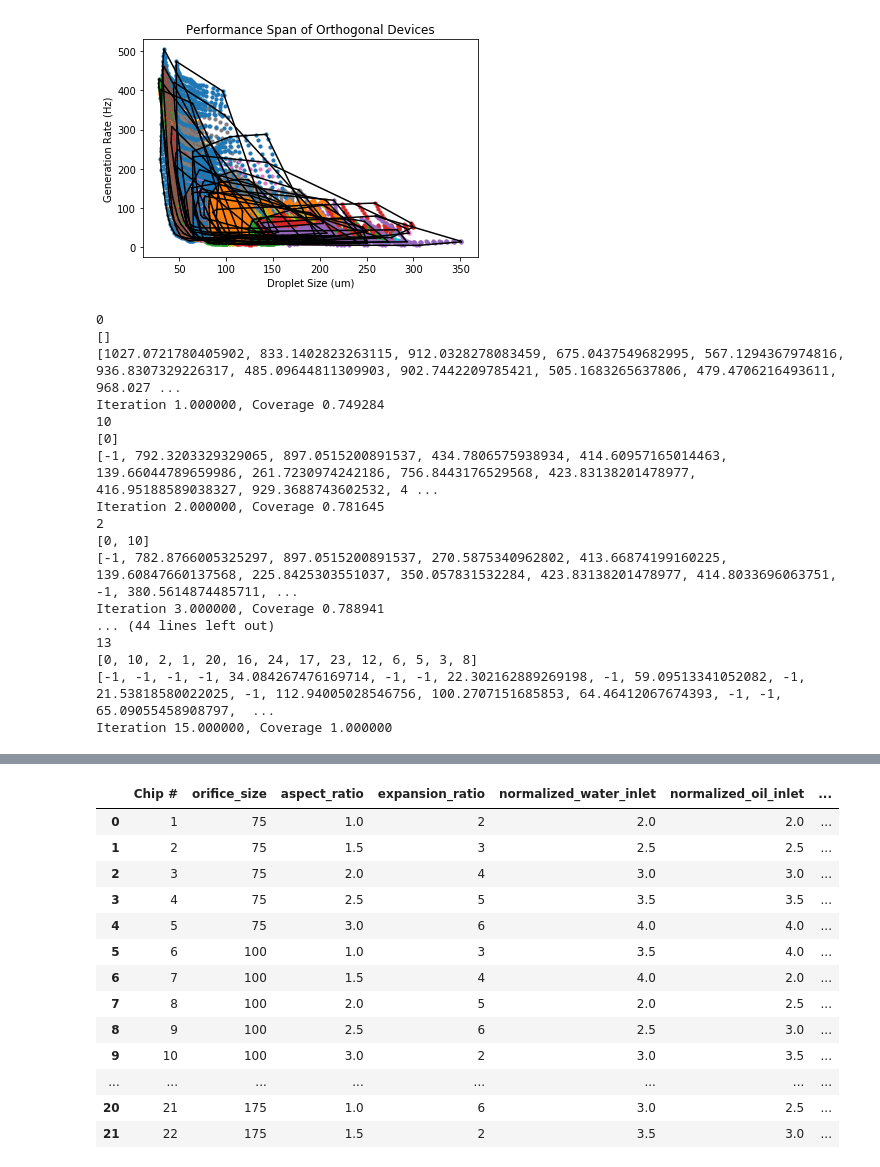
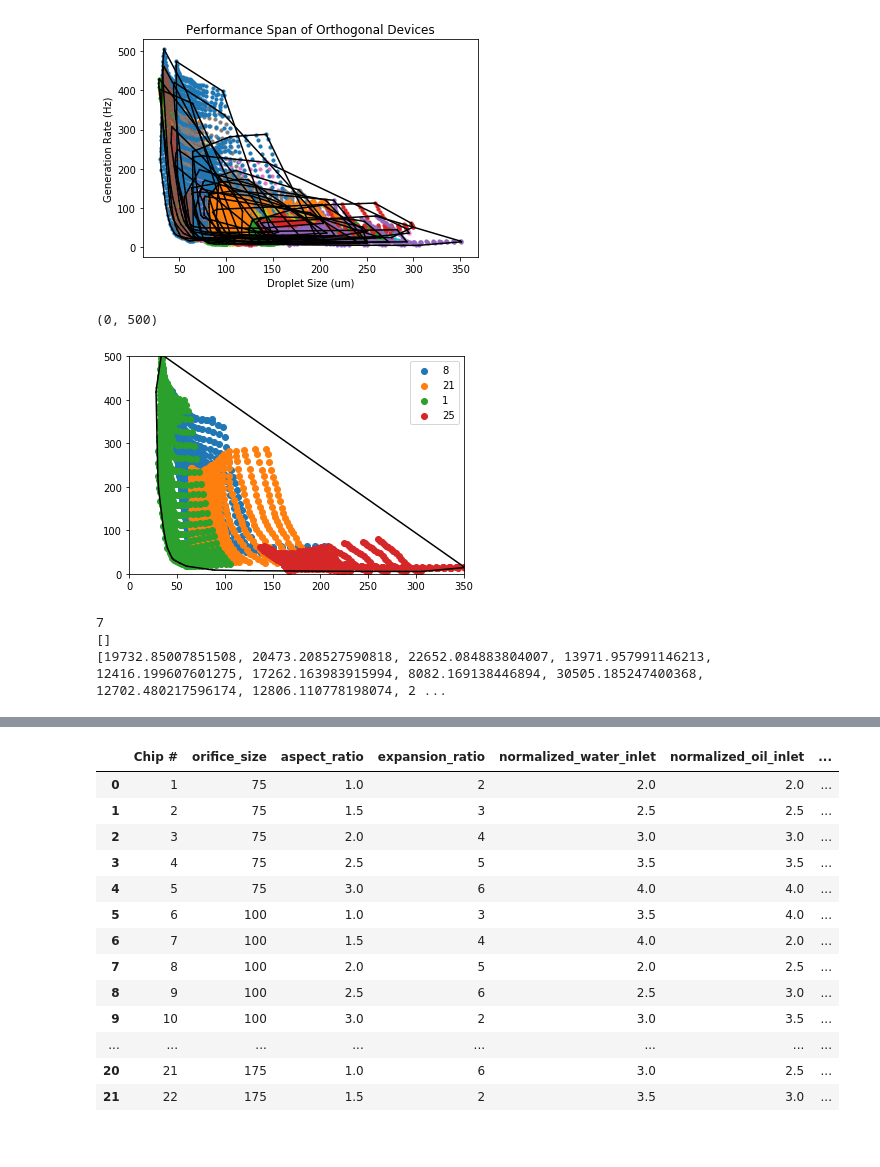
Before and after one commit to CIDARLAB/DAFD, a Jupyter notebook: rv_test.ipynb, the cells around one changed output, grey strips where cells are left out. Cells and saved outputs as stored; diff of their text form; code cells hidden in the pictures; blank space fills up the shorter version.

```diff
--- a/rv_test.ipynb
+++ b/rv_test.ipynb
@@ -48,7 +48,7 @@ for device in devices:
     plt.scatter(points[:,0], points[:,1], s=10)
     for simplex in hull.simplices:
         plt.plot(points[simplex, 0], points[simplex, 1], 'k-')
-    score.append(hull.area)
+    score.append(hull.volume)
 orthogonal_devices["hull_object"] = hulls
 plt.xlabel("Droplet Size (um)")
 plt.ylabel("Generation Rate (Hz)")
@@ -73,9 +73,31 @@ Dropped 234 points
 Dropped 123 points
 Text(0.5, 1.0, 'Performance Span of Orthogonal Devices')
 [figure]
+# %%
+entire_space = []
+for key in all_points.keys():
+    entire_space.extend(all_points[key])
+entire_space= np.array(entire_space)
+design_space_hull = ConvexHull(entire_space)
+
+plt.scatter(all_points[8][:,0], all_points[8][:,1])
+#plt.scatter(all_points[11][:,0], all_points[11][:,1])
+#plt.scatter(all_points[3][:,0], all_points[3][:,1])
+plt.scatter(all_points[21][:,0], all_points[21][:,1])
+plt.scatter(all_points[1][:,0], all_points[1][:,1])
+plt.scatter(all_points[25][:,0], all_points[25][:,1])
+plt.legend(["8", "21", "1", "25"])
+for simplex in design_space_hull.simplices:
+    plt.plot(entire_space[simplex, 0], entire_space[simplex, 1], 'k-')
+
+plt.xlim([0, 350])
+plt.ylim([0, 500])
+# %% [output]
+(0, 500)
+[figure, added]
 # %%
 # Making minimal setup
-target = 1
+target = 0.99
 coverage = 0.0
 hulls = orthogonal_devices["hull_object"].to_dict()
 devices_left = len(hulls)
@@ -86,15 +108,15 @@ areas = list(np.zeros(len(hulls)))
 
 for key in all_points.keys():
     points_left.extend(all_points[key])
-area_left = ConvexHull(points_left).area
+area_left = ConvexHull(points_left).volume
 design_space_area = area_left
 
 count = 1
-while coverage < target or count > 25:
+while coverage <= target or count < 25:
     ## 1.1 Calculate area of each device hull
     for key in hulls:
         if key not in used:
-            areas[key] = hulls[key].area
+            areas[key] = hulls[key].volume
     ## 1.2 pick hull with maximum area
     max_chip = areas.index(max(areas)) #requires 2 iterations but list is small
     print(max_chip)
@@ -114,13 +136,19 @@ while coverage < target or count > 25:
         points_left.extend(all_points[chip_num])
         if chip_num-1 in used or len(all_points[chip_num]) < 3:
             areas[int(chip_num)-1] = -1
+            if chip_num - 1 not in used:
+                used.append(chip_num-1)
         else:
             hulls[int(chip_num)-1] = ConvexHull(all_points[chip_num])
 
-    area_left = ConvexHull(points_used).area
+    area_left = ConvexHull(points_used).a
     coverage = area_left/design_space_area
     print("Iteration %f, Coverage %f" % (count, coverage))
     count+=1
+    if count > 25:
+        break
+    if coverage >= 0.99:
+        break
 
 
 # 1. Calculate device area intersect with design space hull -> harder than thought? Can I just do this with a discrete method...? (by parts)
@@ -133,20 +161,6 @@ while coverage < target or count > 25:
 # 3. Subtract from current hull
 # 4. Iterate over it
 # %% [output]
-0
+7
 []
-[1027.0721780405902, 833.1402823263115, 912.0328278083459, 675.0437549682995, 567.1294367974816, 936.8307329226317, 485.09644811309903, 902.7442209785421, 505.1683265637806, 479.4706216493611, 968.027 ...
-Iteration 1.000000, Coverage 0.749284
-10
-[0]
-[-1, 792.3203329329065, 897.0515200891537, 434.7806575938934, 414.60957165014463, 139.66044789659986, 261.7230974242186, 756.8443176529568, 423.83138201478977, 416.95188589038327, 929.3688743602532, 4 ...
-Iteration 2.000000, Coverage 0.781645
-2
-[0, 10]
-[-1, 782.8766005325297, 897.0515200891537, 270.5875340962802, 413.66874199160225, 139.60847660137568, 225.8425303551037, 350.057831532284, 423.83138201478977, 414.8033696063751, -1, 380.5614874485711, ...
-Iteration 3.000000, Coverage 0.788941
-... (44 lines left out)
-13
-[0, 10, 2, 1, 20, 16, 24, 17, 23, 12, 6, 5, 3, 8]
-[-1, -1, -1, -1, 34.084267476169714, -1, -1, 22.302162889269198, -1, 59.09513341052082, -1, 21.53818580022025, -1, 112.94005028546756, 100.2707151685853, 64.46412067674393, -1, -1, 65.09055458908797,  ...
-Iteration 15.000000, Coverage 1.000000
+[19732.85007851508, 20473.208527590818, 22652.084883804007, 13971.957991146213, 12416.199607601275, 17262.163983915994, 8082.169138446894, 30505.185247400368, 12702.480217596174, 12806.110778198074, 2 ...
```
Also changed, not shown: parts of 2 cells of this notebook, 1 other file.
